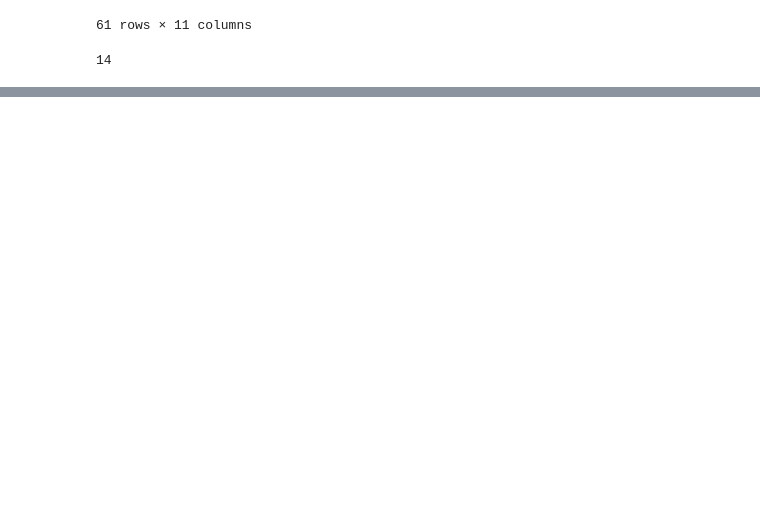
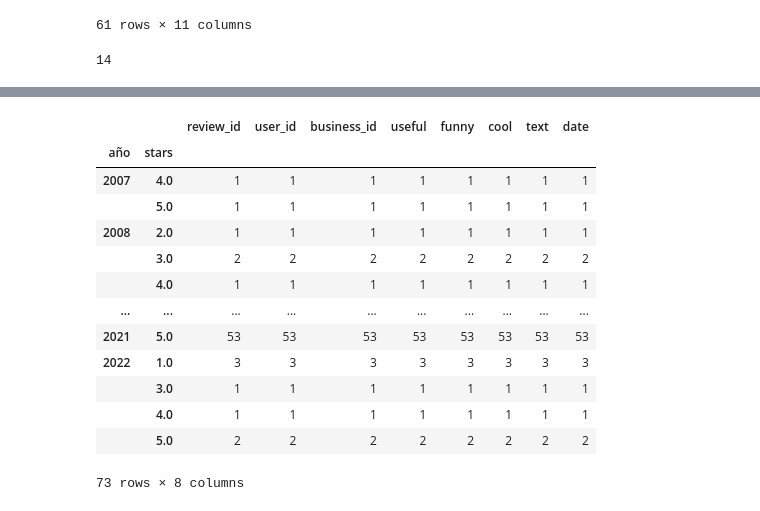
Before and after one commit to JohannaRangel/FinalProject_YelpGoogleMaps, a Jupyter notebook: notebooks/ETL_Yelp.ipynb, the cells around one changed output, grey strips where cells are left out. Cells and saved outputs as stored; diff of their text form; code cells hidden in the pictures; blank space fills up the shorter version.

```diff
--- a/notebooks/ETL_Yelp.ipynb
+++ b/notebooks/ETL_Yelp.ipynb
@@ -288,0 +270,17 @@ dfreviews_ultra_beauty.groupby(['año','stars']).count().to_csv('../datasets/csv
+# %%
+dfreviews_ulta_beauty_conteo
+# %% [output]
+|  |  | review_id | user_id | business_id | useful | funny | cool | text | date |
+| año | stars |  |  |  |  |  |  |  |  |
+| 2007 | 4.0 | 1 | 1 | 1 | 1 | 1 | 1 | 1 | 1 |
+|  | 5.0 | 1 | 1 | 1 | 1 | 1 | 1 | 1 | 1 |
+| 2008 | 2.0 | 1 | 1 | 1 | 1 | 1 | 1 | 1 | 1 |
+|  | 3.0 | 2 | 2 | 2 | 2 | 2 | 2 | 2 | 2 |
+|  | 4.0 | 1 | 1 | 1 | 1 | 1 | 1 | 1 | 1 |
+| ... | ... | ... | ... | ... | ... | ... | ... | ... | ... |
+| 2021 | 5.0 | 53 | 53 | 53 | 53 | 53 | 53 | 53 | 53 |
+| 2022 | 1.0 | 3 | 3 | 3 | 3 | 3 | 3 | 3 | 3 |
+|  | 3.0 | 1 | 1 | 1 | 1 | 1 | 1 | 1 | 1 |
+|  | 4.0 | 1 | 1 | 1 | 1 | 1 | 1 | 1 | 1 |
+|  | 5.0 | 2 | 2 | 2 | 2 | 2 | 2 | 2 | 2 |
+73 rows × 8 columns
```
Also changed, not shown: parts of 17 cells of this notebook.
